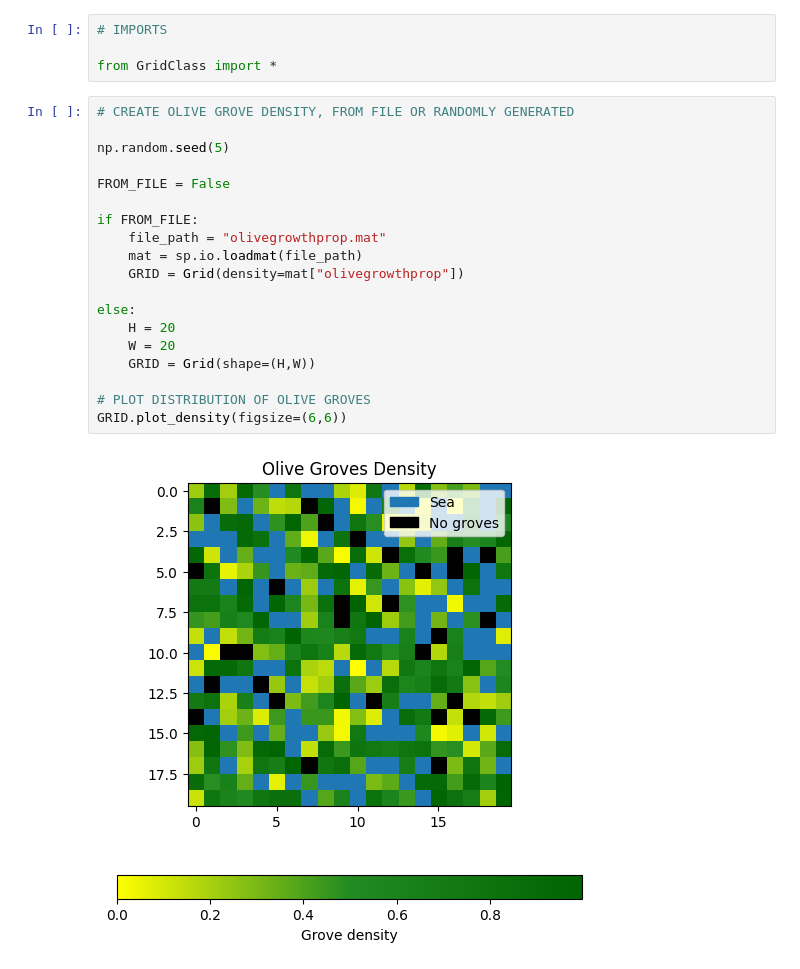
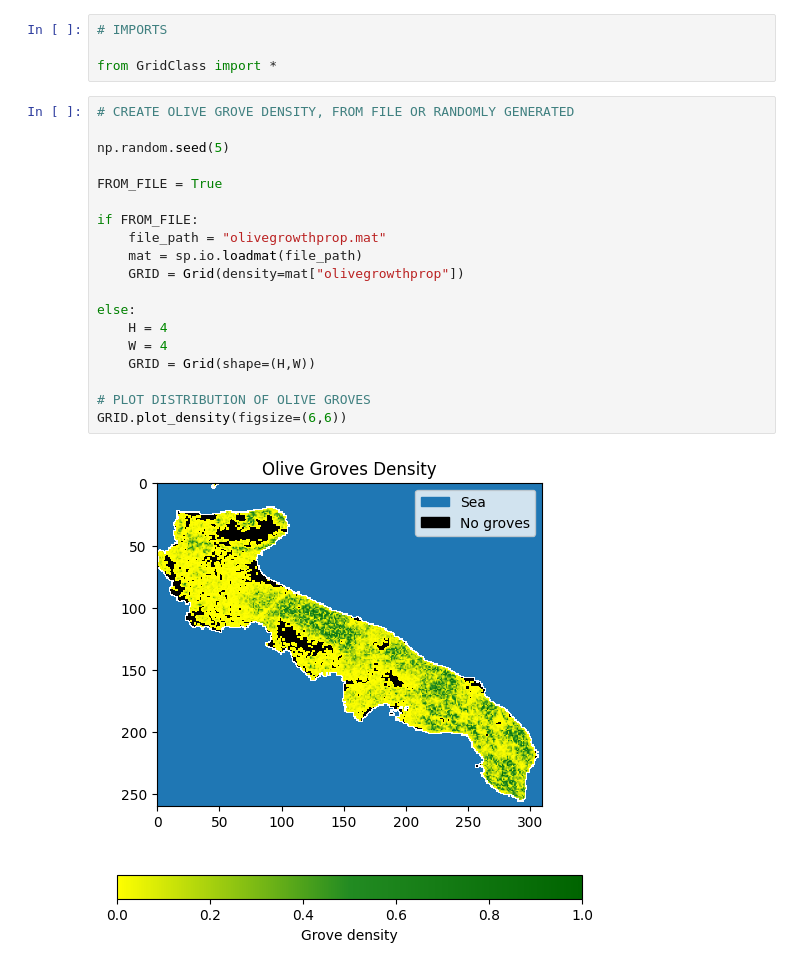
Before and after one commit to LeonMengoni/Xylella-Fastidiosa, a Jupyter notebook: Xylella_simulation.ipynb, the cells around one changed output. Drawn from its saved outputs; the diff is of its cells as text.

```diff
--- a/Xylella_simulation.ipynb
+++ b/Xylella_simulation.ipynb
@@ -5,24 +5,24 @@ from GridClass import *
 # %%
 # CREATE OLIVE GROVE DENSITY, FROM FILE OR RANDOMLY GENERATED
 
 np.random.seed(5)
 
-FROM_FILE = False
+FROM_FILE = True
 
 if FROM_FILE:
     file_path = "olivegrowthprop.mat"
     mat = sp.io.loadmat(file_path)
     GRID = Grid(density=mat["olivegrowthprop"])
 
 else:
-    H = 20
-    W = 20
+    H = 4
+    W = 4
     GRID = Grid(shape=(H,W))
 
 # PLOT DISTRIBUTION OF OLIVE GROVES
 GRID.plot_density(figsize=(6,6))
 # %% [output]
-[figure, old version]
+[figure, new version]
 # %%
 # SET CONTROL ZONE
 
```
Also changed, not shown: parts of 6 cells of this notebook, 2 other files.
